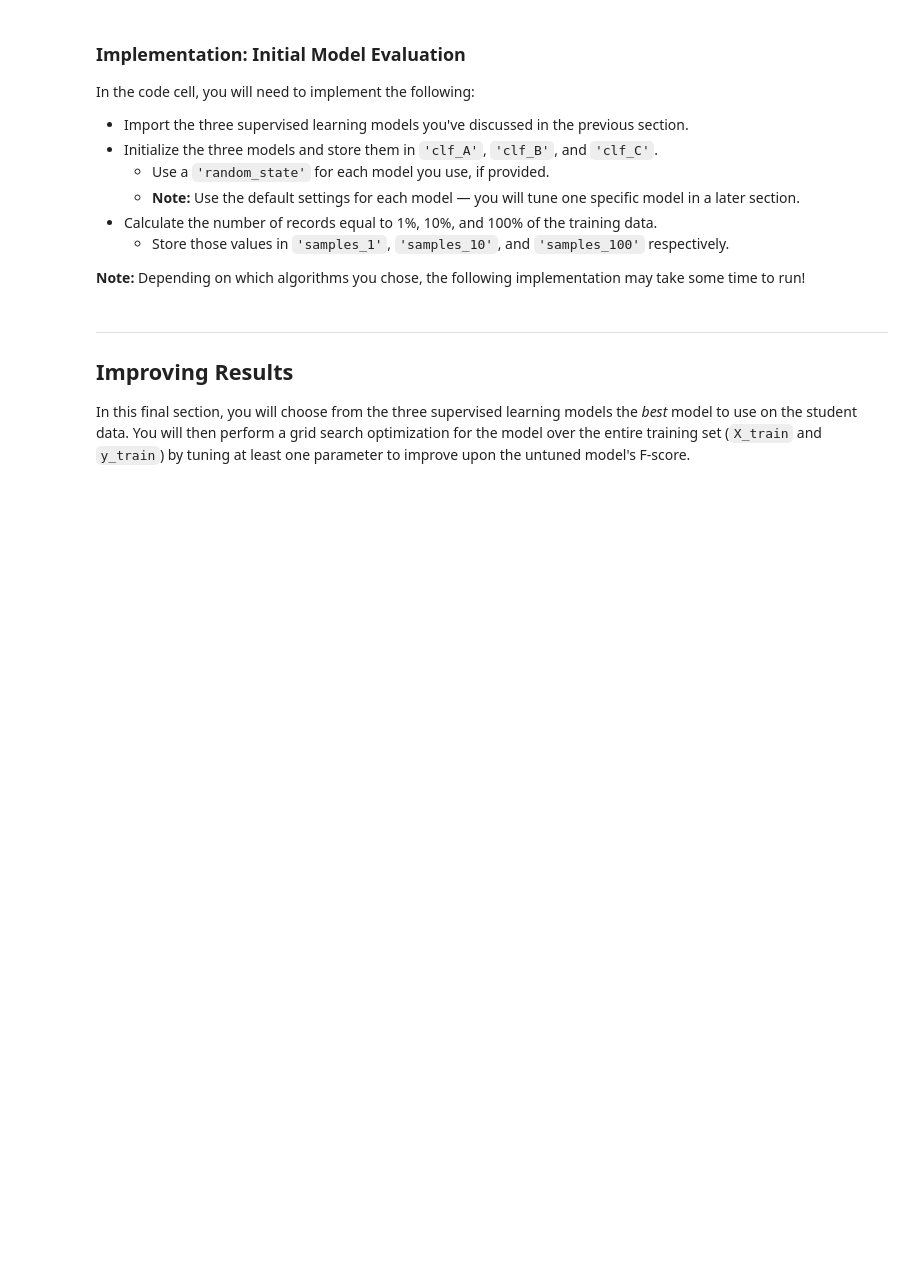
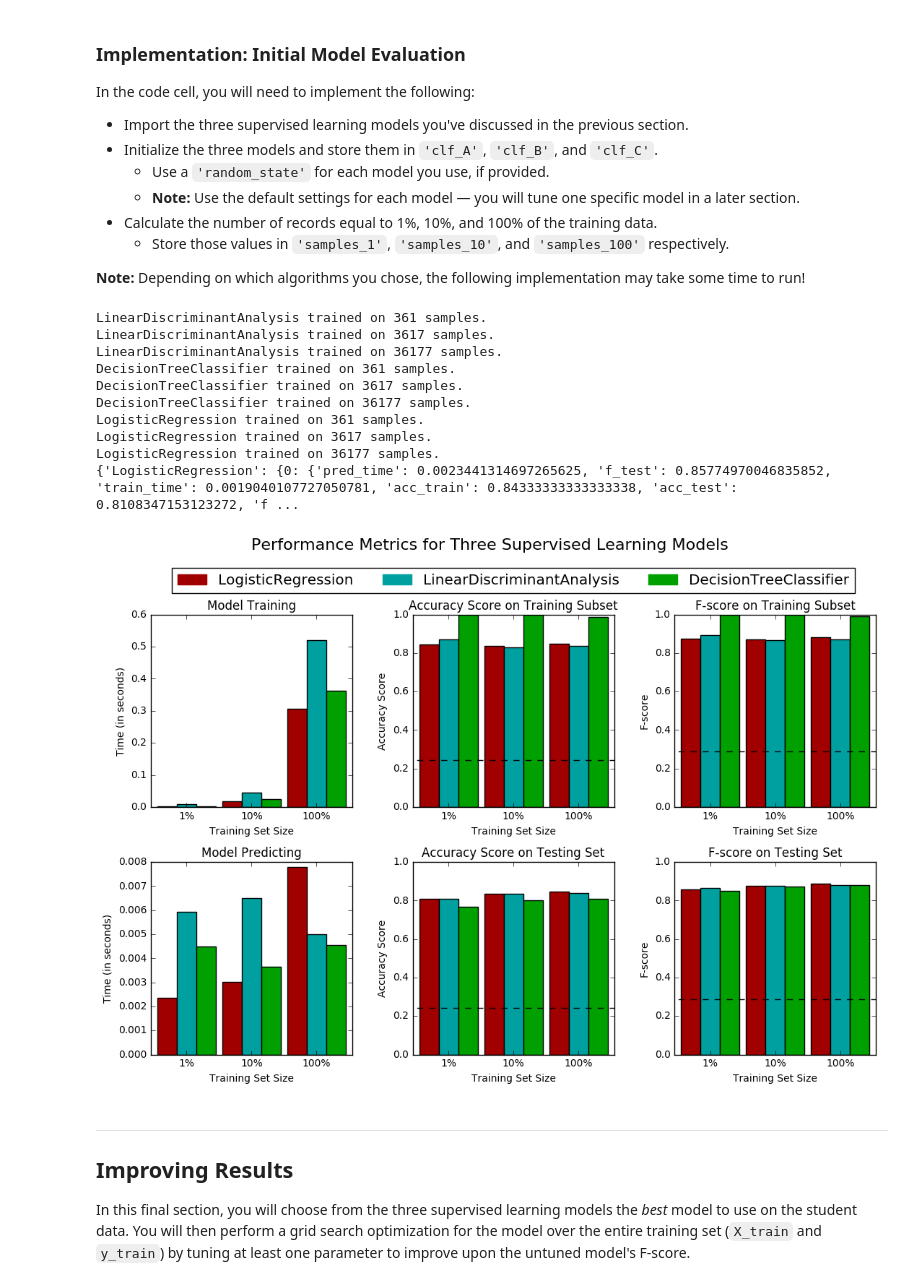
Before and after one commit to chwanlouis/finding_donors, a Jupyter notebook: finding_donors.ipynb, the cells around one changed output. Drawn from its saved outputs; the diff is of its cells as text; code cells hidden in the pictures; blank space fills up the shorter version.

```diff
--- a/finding_donors.ipynb
+++ b/finding_donors.ipynb
@@ -269,32 +327,44 @@ In the code cell, you will need to implement the following:
 **Note:** Depending on which algorithms you chose, the following implementation may take some time to run!
 # %%
 # TODO: Import the three supervised learning models from sklearn
-from sklearn.neural_network import MLPClassifier
 from sklearn.tree import DecisionTreeClassifier
-from sklearn.svm import SVC
+from sklearn.linear_model import LogisticRegression
+from sklearn.discriminant_analysis import LinearDiscriminantAnalysis
 
 # TODO: Initialize the three models
-clf_A = MLPClassifier()
+clf_A = LinearDiscriminantAnalysis()
 clf_B = DecisionTreeClassifier()
-clf_C = SVC()
+clf_C = LogisticRegression()
 
 # TODO: Calculate the number of samples for 1%, 10%, and 100% of the training data
 samples_1 = int(len(X_train) * 0.01)
 samples_10 = int(len(X_train) * 0.1)
 samples_100 = len(X_train)
 
 # Collect results on the learners
 results = {}
 for clf in [clf_A, clf_B, clf_C]:
     clf_name = clf.__class__.__name__
     results[clf_name] = {}
     for i, samples in enumerate([samples_1, samples_10, samples_100]):
         results[clf_name][i] = train_predict(clf, samples, X_train, y_train, X_test, y_test)
 
 print results
 
 # Run metrics visualization for the three supervised learning models chosen
 vs.evaluate(results, accuracy, fscore)
+# %% [output]
+LinearDiscriminantAnalysis trained on 361 samples.
+LinearDiscriminantAnalysis trained on 3617 samples.
+LinearDiscriminantAnalysis trained on 36177 samples.
+DecisionTreeClassifier trained on 361 samples.
+DecisionTreeClassifier trained on 3617 samples.
+DecisionTreeClassifier trained on 36177 samples.
+LogisticRegression trained on 361 samples.
+LogisticRegression trained on 3617 samples.
+LogisticRegression trained on 36177 samples.
+{'LogisticRegression': {0: {'pred_time': 0.0023441314697265625, 'f_test': 0.85774970046835852, 'train_time': 0.0019040107727050781, 'acc_train': 0.84333333333333338, 'acc_test': 0.8108347153123272, 'f ...
+[figure, added]
 # %% [markdown]
 ----
 ## Improving Results
```
Also changed, not shown: parts of 7 cells of this notebook, 1 other file.
